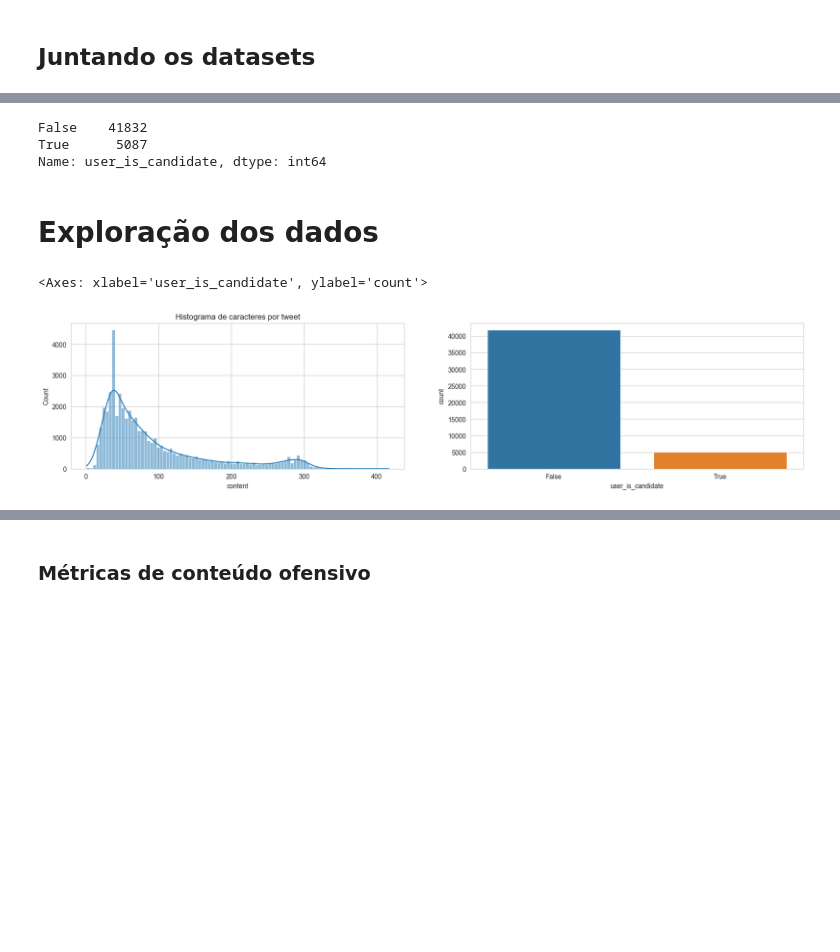
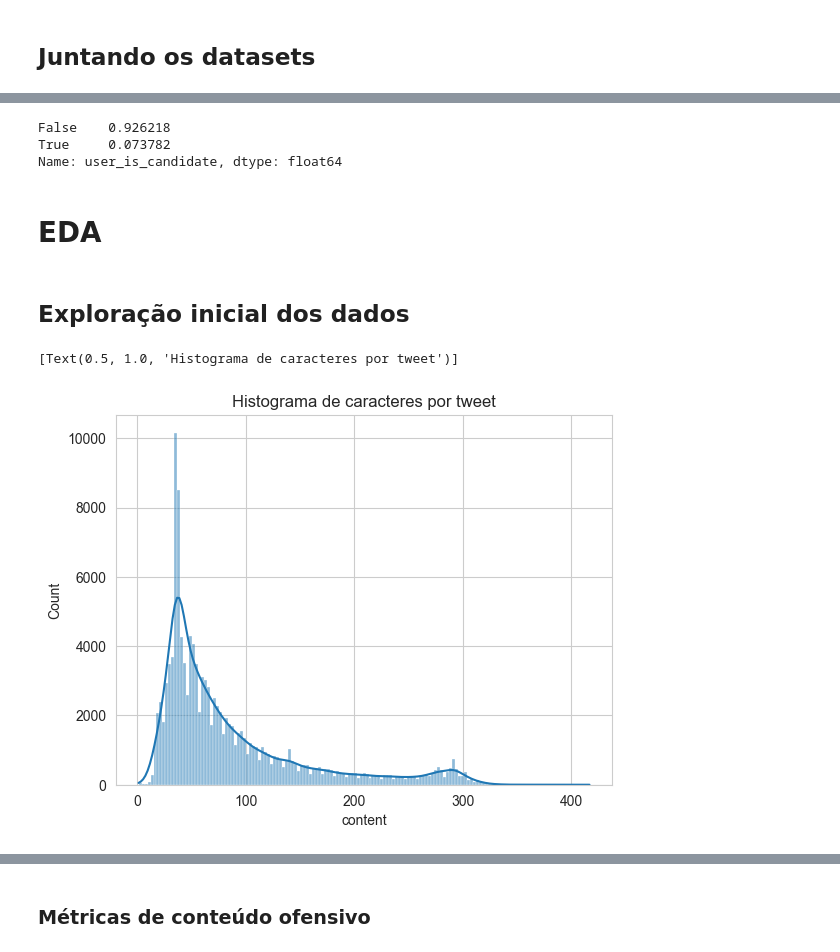
Before and after one commit to thiago-paim/projeto-tera, a Jupyter notebook: notebooks/ft_hf_results_analysis.ipynb, the cells around one changed output, grey strips where cells are left out. Cells and saved outputs as stored; diff of their text form; code cells hidden in the pictures; blank space fills up the shorter version.

```diff
--- a/notebooks/ft_hf_results_analysis.ipynb
+++ b/notebooks/ft_hf_results_analysis.ipynb
@@ -196,6 +229,6 @@ local_tz = pytz.timezone("America/Sao_Paulo")
 since = datetime(year=2022, month=9, day=1, tzinfo=local_tz)
 until = datetime(year=2022, month=11, day=1, tzinfo=local_tz)
 
-tweets_df = tweets_df[(tweets_df["date"] >= since) & (tweets_df["date"] <= until)]
-tweets_df.shape
+tts_df = tts_df[(tts_df["date"] >= since) & (tts_df["date"] <= until)]
+tts_df.shape
 # %% [output]
@@ -204,11 +237,11 @@ tweets_df.shape
 # Removendo tweets com informação faltando de reply
 # Se 'user' é diferente de 'conversation_user', então o tweet deveria ter também 'in_reply_to_user'
 # Se não tiver, é por que houve algum erro durante o scraping, ou com o tweet respondido
-tweets_df = tweets_df[
+tts_df = tts_df[
     ~(
-        (tweets_df["in_reply_to_user"].isnull())
-        & (tweets_df["user"] != tweets_df["conversation_user"])
+        (tts_df["in_reply_to_user"].isnull())
+        & (tts_df["user"] != tts_df["conversation_user"])
     )
 ]
-tweets_df.shape
+tts_df.shape
 # %% [output]
@@ -216,13 +249,14 @@ tweets_df.shape
 # %%
 # Convertendo usernames para minusculo
-tweets_df.user = tweets_df.user.str.lower()
-tweets_df.conversation_user = tweets_df.conversation_user.str.lower()
-tweets_df.in_reply_to_user = tweets_df.in_reply_to_user.str.lower()
+tts_df.user = tts_df.user.str.lower()
+tts_df.conversation_user = tts_df.conversation_user.str.lower()
+tts_df.in_reply_to_user = tts_df.in_reply_to_user.str.lower()
 # %% [markdown]
 ## Juntando os datasets
 # %%
 df = pd.merge(
-    tweets_df, cand_df, left_on="conversation_user", right_on="TW_USER", how="left"
+    tts_df, cand_df, left_on="conversation_user", right_on="TW_USER", how="left"
 )
-df.shape
+print(df.shape)
+df.info()
 # %% [output]
@@ -230,29 +280,22 @@ df.shape
 # %%
-# Adicionando coluna para indicar se o tweet foi postado por um candidate
+# Adicionando coluna para indicar se o usuário do tweet é um candidato
 deputies_usernames = list(df.TW_USER.str.lower().unique())
 df["user_is_candidate"] = df["user"].apply(lambda u: u in deputies_usernames)
-df["user_is_candidate"].value_counts()
 # %% [output]
-False    41832
-True      5087
-Name: user_is_candidate, dtype: int64
+False    0.926218
+True     0.073782
+Name: user_is_candidate, dtype: float64
 # %% [markdown]
-# Exploração dos dados
+# EDA
+# %% [markdown]
+## Exploração inicial dos dados
 # %%
-fig, ax = plt.subplots(1, 2, figsize=(20, 4))
-
+# Checando a distribuição do tamanho dos tweets
 sns.histplot(
     df.content.str.len(),
-    ax=ax[0],
     kde=True,
 ).set(title="Histograma de caracteres por tweet")
-
-sns.countplot(
-    df,
-    x="user_is_candidate",
-    ax=ax[1]
-).set(title="Proporção de tweets por candidato")
 # %% [output]
-<Axes: xlabel='user_is_candidate', ylabel='count'>
+[Text(0.5, 1.0, 'Histograma de caracteres por tweet')]
-[figure, old version]
+[figure, new version]
 # %%
```
Also changed, not shown: parts of 67 cells of this notebook, 1 other file.
